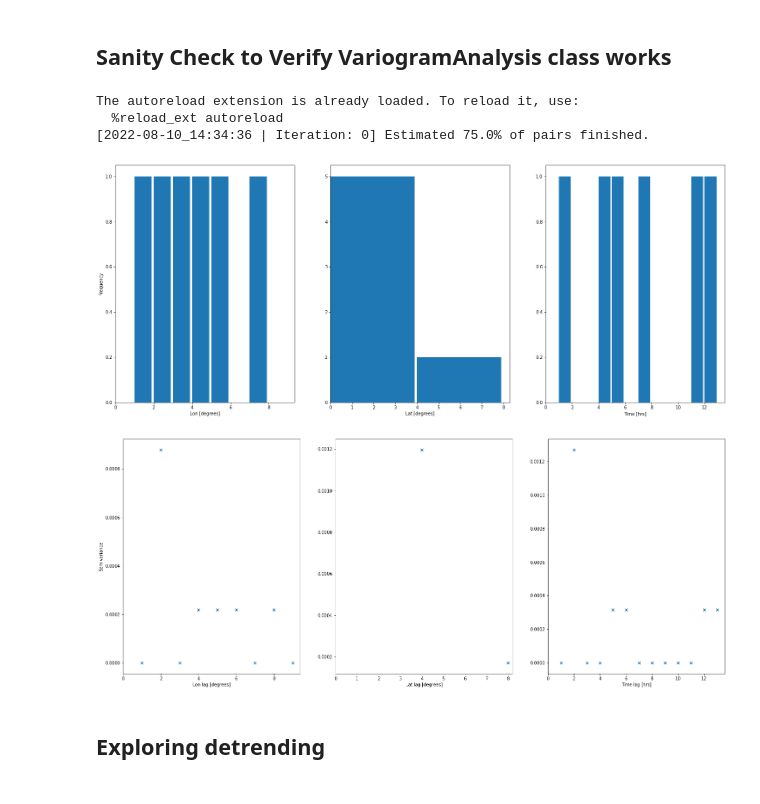
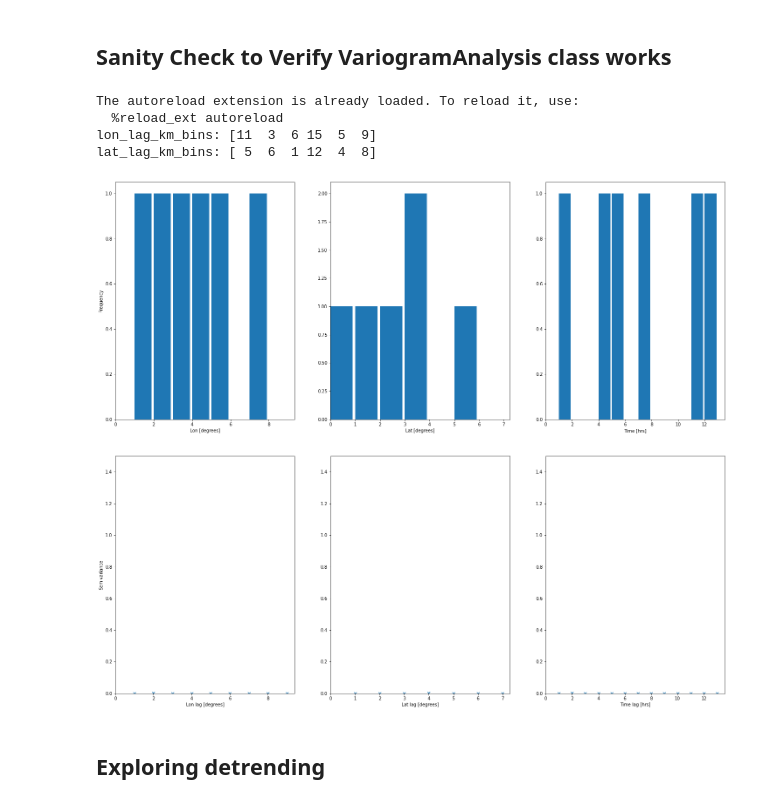
Before and after one commit to MariusWiggert/OceanPlatformControl, a Jupyter notebook: ocean_navigation_simulator/generative_error_model/test_variogram.ipynb, the cells around one changed output. Saved outputs shown, nothing was run; the diff lists cells and outputs as text; code cells hidden in the pictures.

```diff
--- a/ocean_navigation_simulator/generative_error_model/test_variogram.ipynb
+++ b/ocean_navigation_simulator/generative_error_model/test_variogram.ipynb
@@ -167,46 +156,52 @@ loaded: copernicus_forecast_error_lon_[-140, -120]_lat_[20.0, 30.0]_time_2022-05
 # %%
 %load_ext autoreload
 %autoreload 2
 
 # Note for easier analysis comment out the division at the end of the function
 
-from ocean_navigation_simulator.generative_error_model.variogram.Variogram import Variogram
+from ocean_navigation_simulator.generative_error_model.variogram.Variogram import Variogram, convert_degree_to_km
 from variogram.VisualizeVariogram import VisualizeVariogram
 
 from datetime import datetime
 import pandas as pd
 
 # define toy values for all cols
-time = [datetime(2022,5,5,13), datetime(2022,5,6,1), datetime(2022,5,5,14), datetime(2022,5,5,18)]
+time = np.array([datetime(2022,5,5,13), datetime(2022,5,6,1), datetime(2022,5,5,14), datetime(2022,5,5,18)])
 # t_lag = [12, 1, 5, 11, 7, 4]
-lon = [-130.5, -124.6, -132.1, -127.3]
+lon = np.array([-130.5, -124.6, -132.1, -127.3])
 # lon_lag = [5, 1, 3, 7, 2, 4]
-lat = [25.2, 27.6, 22.1, 25.8]
+lat = np.array([25.2, 27.6, 22.1, 25.8])
 # lat_lag = [2, 3, 0, 5, 1, 3]
-u_error = [0.3, 0.5, 0.7, 0.5]
+u_error = np.array([0.3, 0.5, 0.7, 0.5])
 # u_squared_diff = [0.02, 0.08, 0.02, 0.02, 0.0, 0.02]
-v_error = [0.3, 0.7, 0.5, 0.5]
+v_error = np.array([0.3, 0.7, 0.5, 0.5])
 # v_squared_diff = [0.16, 0.04, 0.04, 0.04, 0.4, 0.0]
-buoy = ["1", "2", "3", "1"]
+buoy = np.array(["1", "2", "3", "1"])
+
+idx_i = np.array([0,0,0,1,1,2])
+idx_j = np.array([1,2,3,2,3,3])
+pts1 = np.hstack((lon[idx_i].reshape(-1,1), lat[idx_i].reshape(-1,1)))
+pts2 = np.hstack((lon[idx_j].reshape(-1,1), lat[idx_j].reshape(-1,1)))
+lon_lag, lat_lag = convert_degree_to_km(pts1, pts2)
+print(f"lon_lag_km_bins: {np.floor(np.absolute(lon_lag)/50).astype(int)}")
+print(f"lat_lag_km_bins: {np.floor(np.absolute(lat_lag)/50).astype(int)}")
 
 # create dataset
 toy_example = {"time":time, "lon":lon, "lat":lat, "u_error":u_error, "v_error":v_error, "buoy":buoy}
 data = pd.DataFrame(toy_example)
 
 vario_ana = Variogram(data)
-vario_ana.build_variogram_gen((1,1,1), 1, chunk_size=3, detrended=False, cross_buoy_pairs_only=False)
-tol=[9, 7, 13]
+vario_ana.build_variogram_gen((1,1,1), 1, chunk_size=3, detrended=False, cross_buoy_pairs_only=False, units="degrees")
 Vvis = VisualizeVariogram(variogram=vario_ana)
-# Vvis.plot_histograms(tol=tol)
-Vvis.decrease_variogram_res((1,4,1))
-Vvis.plot_histograms(tol=tol)
-Vvis.plot_variograms("u", tol=tol)
+Vvis.plot_histograms()
+Vvis.plot_variograms("u")
 # %% [output]
 The autoreload extension is already loaded. To reload it, use:
   %reload_ext autoreload
-[2022-08-10_14:34:36 | Iteration: 0] Estimated 75.0% of pairs finished.
+lon_lag_km_bins: [11  3  6 15  5  9]
+lat_lag_km_bins: [ 5  6  1 12  4  8]
-[figure, old version]
+[figure, new version]
-[figure, old version]
+[figure, new version]
 # %% [markdown]
 ## Exploring detrending
 # %%
```
Also changed, not shown: parts of 4 cells of this notebook.
